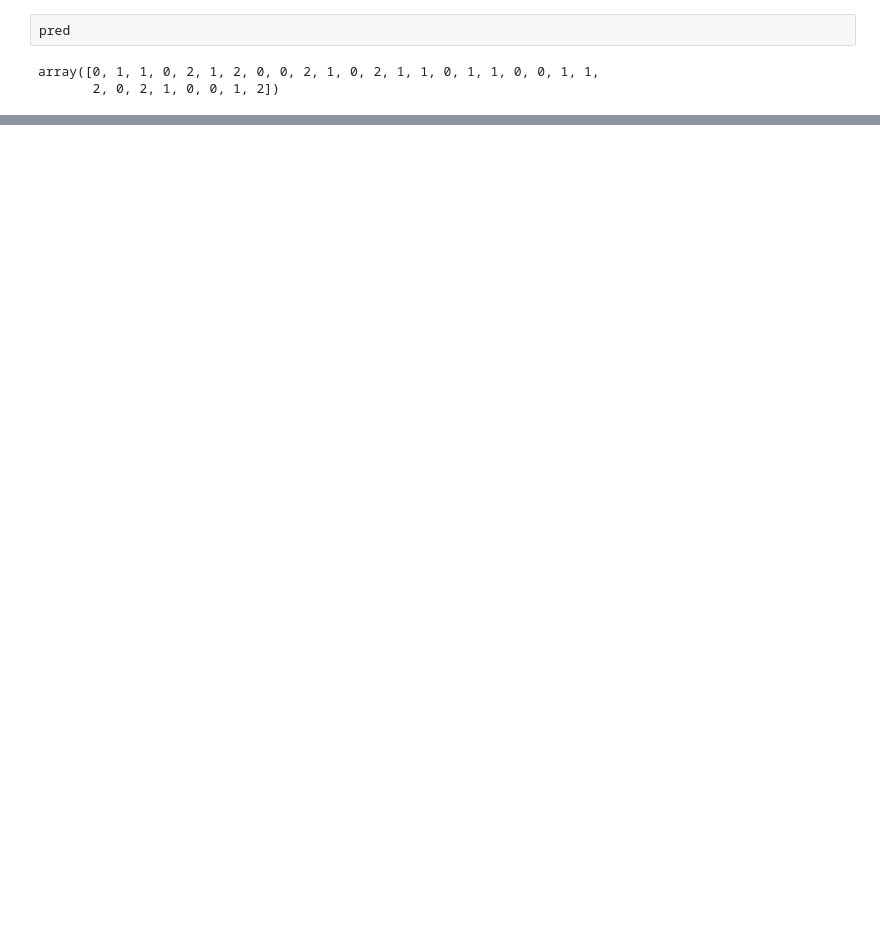
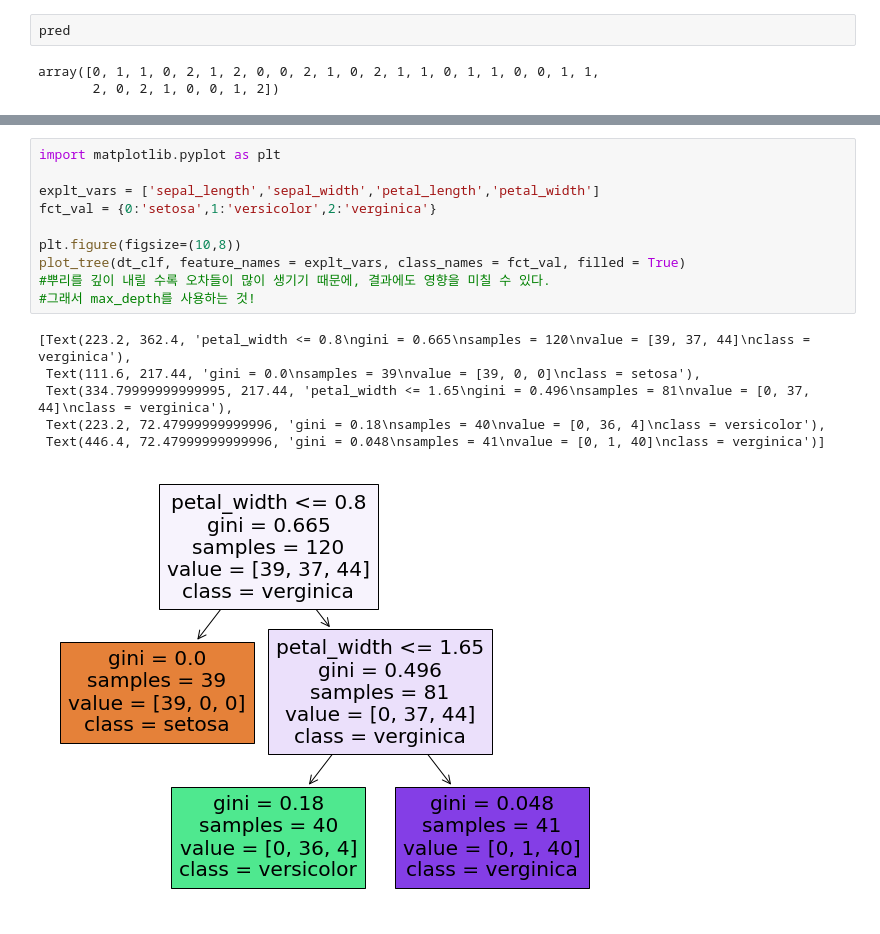
Before and after one commit to leenago/mi_edu, a Jupyter notebook: 200818_머신러닝1일차.ipynb, the cells around one changed output, grey strips where cells are left out. Cells and saved outputs as stored; diff of their text form; blank space fills up the shorter version.

```diff
--- a/200818_머신러닝1일차.ipynb
+++ b/200818_머신러닝1일차.ipynb
@@ -240,0 +255,17 @@ The accuracy of the Decision Tree is: 0.967
+# %%
+import matplotlib.pyplot as plt
+
+explt_vars = ['sepal_length','sepal_width','petal_length','petal_width']
+fct_val = {0:'setosa',1:'versicolor',2:'verginica'}
+
+plt.figure(figsize=(10,8))
+plot_tree(dt_clf, feature_names = explt_vars, class_names = fct_val, filled = True)
+#뿌리를 깊이 내릴 수록 오차들이 많이 생기기 때문에, 결과에도 영향을 미칠 수 있다.
+#그래서 max_depth를 사용하는 것!
+# %% [output]
+[Text(223.2, 362.4, 'petal_width <= 0.8\ngini = 0.665\nsamples = 120\nvalue = [39, 37, 44]\nclass = verginica'),
+ Text(111.6, 217.44, 'gini = 0.0\nsamples = 39\nvalue = [39, 0, 0]\nclass = setosa'),
+ Text(334.79999999999995, 217.44, 'petal_width <= 1.65\ngini = 0.496\nsamples = 81\nvalue = [0, 37, 44]\nclass = verginica'),
+ Text(223.2, 72.47999999999996, 'gini = 0.18\nsamples = 40\nvalue = [0, 36, 4]\nclass = versicolor'),
+ Text(446.4, 72.47999999999996, 'gini = 0.048\nsamples = 41\nvalue = [0, 1, 40]\nclass = verginica')]
+[figure, added]
```
Also changed, not shown: parts of 22 cells of this notebook.
